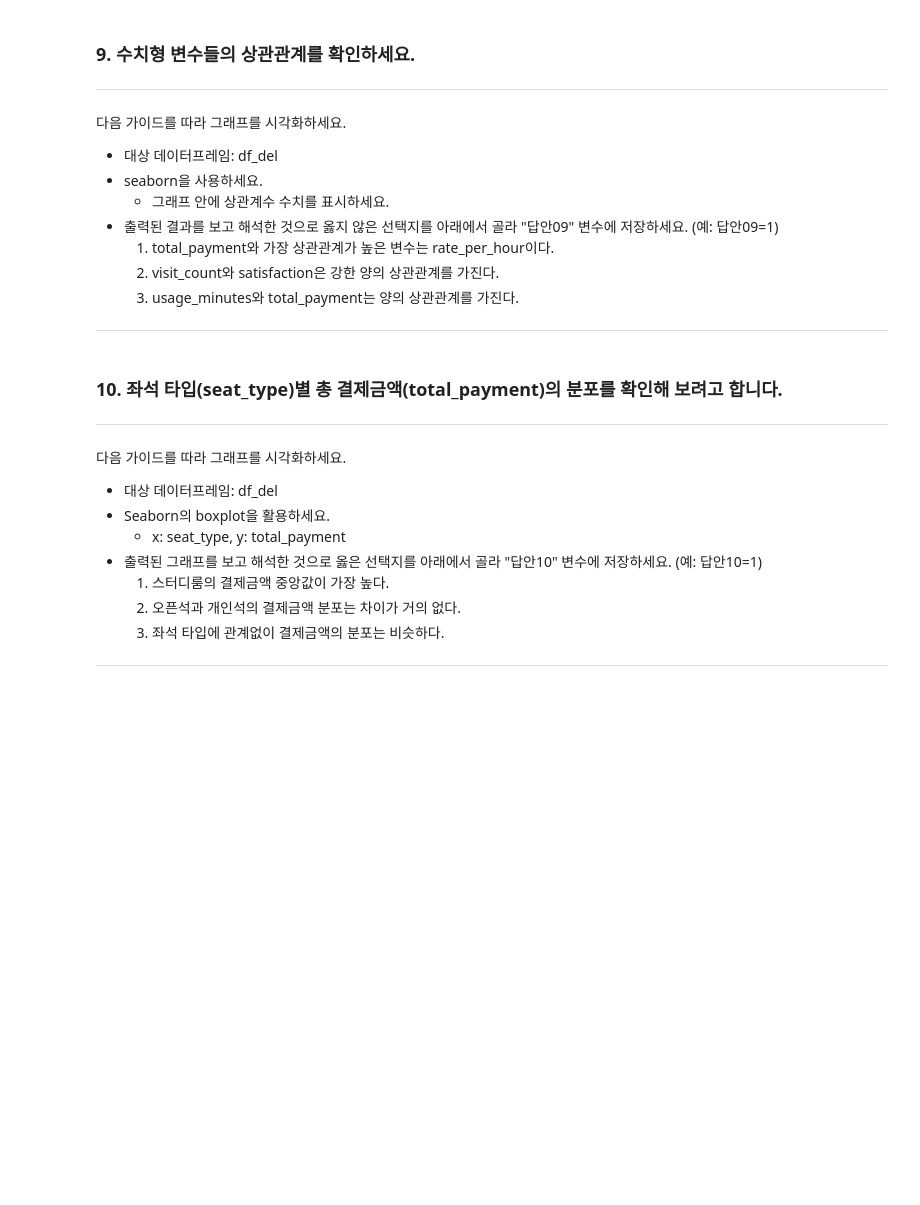
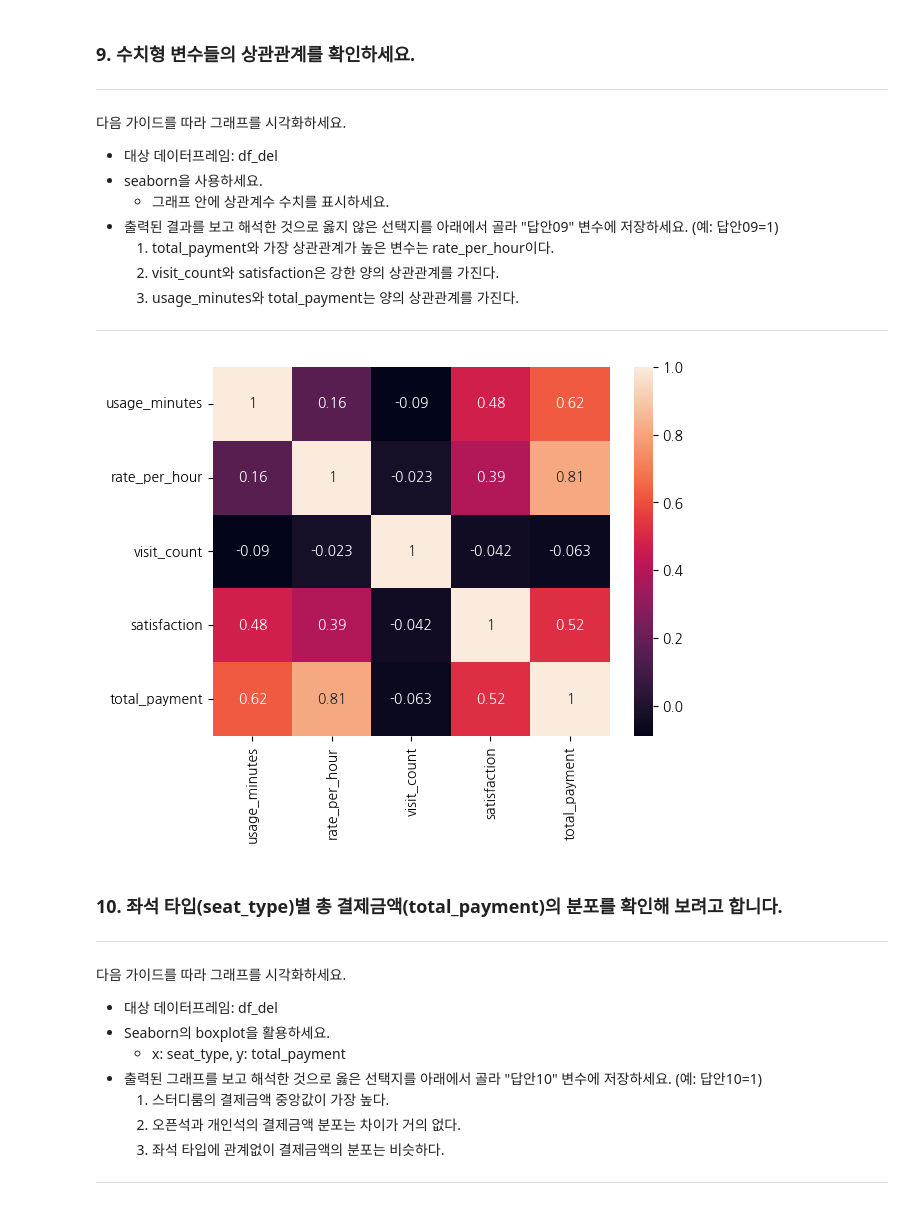
Before and after one commit to qnrPwjd/EST_AI_Challengers_Code, a Jupyter notebook: Week2/자격특강_2강_데이터분석.ipynb, the cells around one changed output. Cells and saved outputs as stored; diff of their text form; code cells hidden in the pictures; blank space fills up the shorter version.

```diff
--- a/Week2/자격특강_2강_데이터분석.ipynb
+++ b/Week2/자격특강_2강_데이터분석.ipynb
@@ -154,3 +221,6 @@ pandas 함수로 데이터 파일을 읽고 데이터프레임 변수명 df에
 ---
 # %%
 # 여기에 답안코드를 작성하세요.
+df_del = df_add.drop(['reservation_id', 'currency'], axis = 1)
+
+df_del.head()
@@ -168,6 +245,14 @@ pandas 함수로 데이터 파일을 읽고 데이터프레임 변수명 df에
 ---
 # %%
 # 여기에 답안코드를 작성하세요.
+corr = df_del.corr(numeric_only = True)
+
+sns.heatmap(corr, annot = True)
+plt.show()
+
+답안09 = 2
+# %% [output]
+[figure, added]
 # %% [markdown]
 ### 10. 좌석 타입(seat_type)별 총 결제금액(total_payment)의 분포를 확인해 보려고 합니다.
 ---
```
Also changed, not shown: parts of 13 cells of this notebook.
